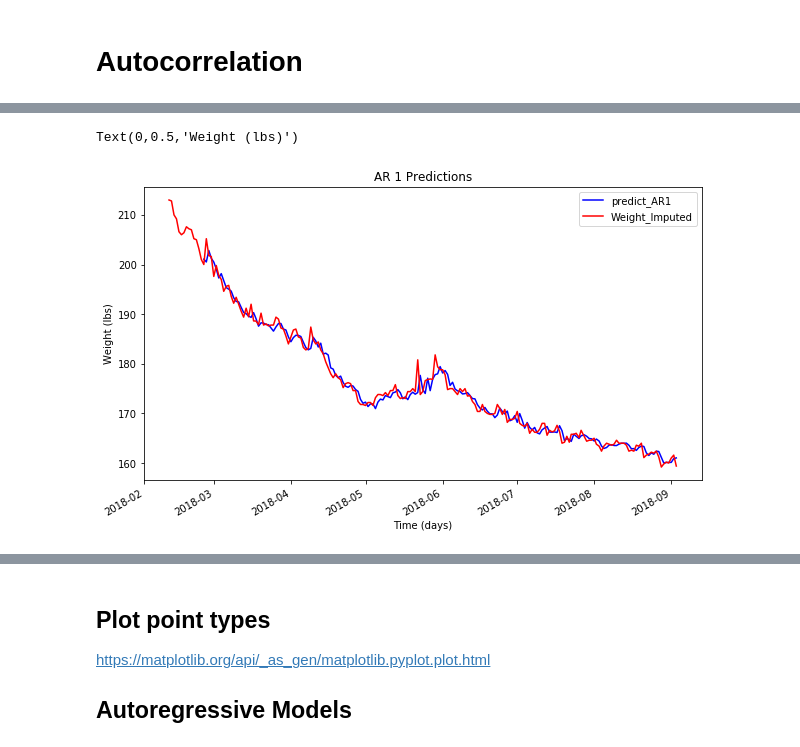
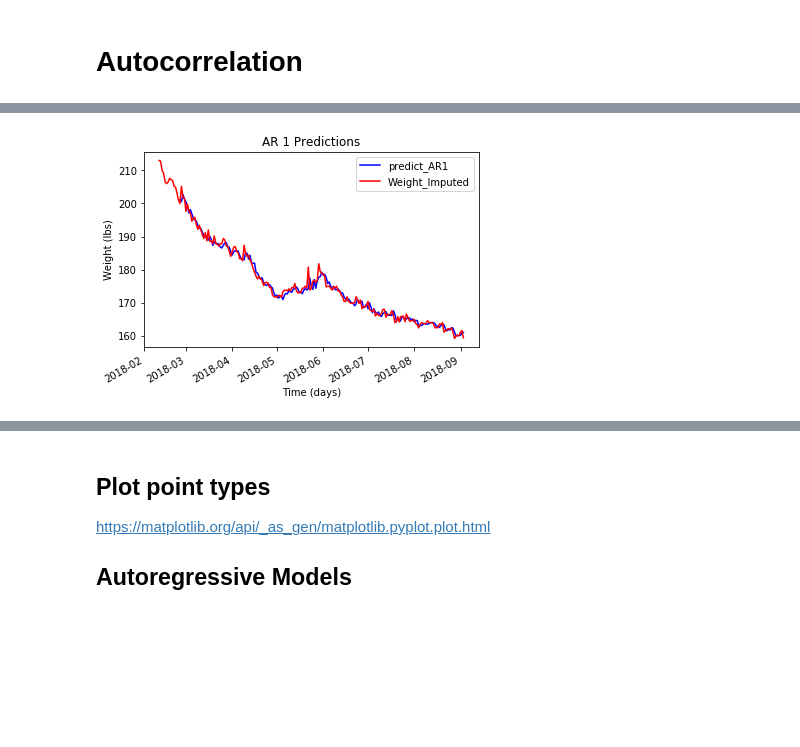
Before and after one commit to jamesijw23/JupyterNotebookworkflow, a Jupyter notebook: Week 3 Blog_Notes.ipynb, the cells around one changed output, grey strips where cells are left out. Drawn from its saved outputs; the diff is of its cells as text; code cells hidden in the pictures; blank space fills up the shorter version.

Commit message:
ran models

```diff
--- a/Week 3 Blog_Notes.ipynb
+++ b/Week 3 Blog_Notes.ipynb
@@ -348,36 +345,35 @@ savefig('Auto_correlation_method_3.png')
 # %%
 ##-------------------------------------
 ## Step 10: Autoregressive Model
 ##-------------------------------------
 
 
 
 # Train Autoregression Model 1
 X = imputed_weight.tolist()
 model_AR1 = AR(X)
 model_fit_AR1 = model_AR1.fit()
 
 ## Best Lag Number
-num_lag = model_fit.k_ar
+num_lag = model_fit_AR1.k_ar
 
 ## Missing Based on Lag number
 miss_lag = np.full((num_lag), np.nan).tolist()
 ## Predict Autoregression Model 1
 mf_AR1_predict = model_fit_AR1.predict(dynamic=False).tolist()
 weight['predict_AR1'] =miss_lag + mf_AR1_predict
 
 
 ax10 = weight.plot(y='predict_AR1',
                    title = 'AR 1 Predictions',
                    color='blue')
 ax10 = weight.plot(y='Weight_Imputed',
                    color='red',ax=ax10)
 ax10.set_xlabel('Time (days)')
 ax10.set_ylabel('Weight (lbs)')
 savefig('AutoRegressiveModel_1.png')
 # %% [output]
-Text(0,0.5,'Weight (lbs)')
-[figure, old version]
+[figure, new version]
 # %%
 ##------------------------------------
 ## Step 11) Fit Constant, Linear, and Exponential lines
```
Also changed, not shown: parts of 10 cells of this notebook.
